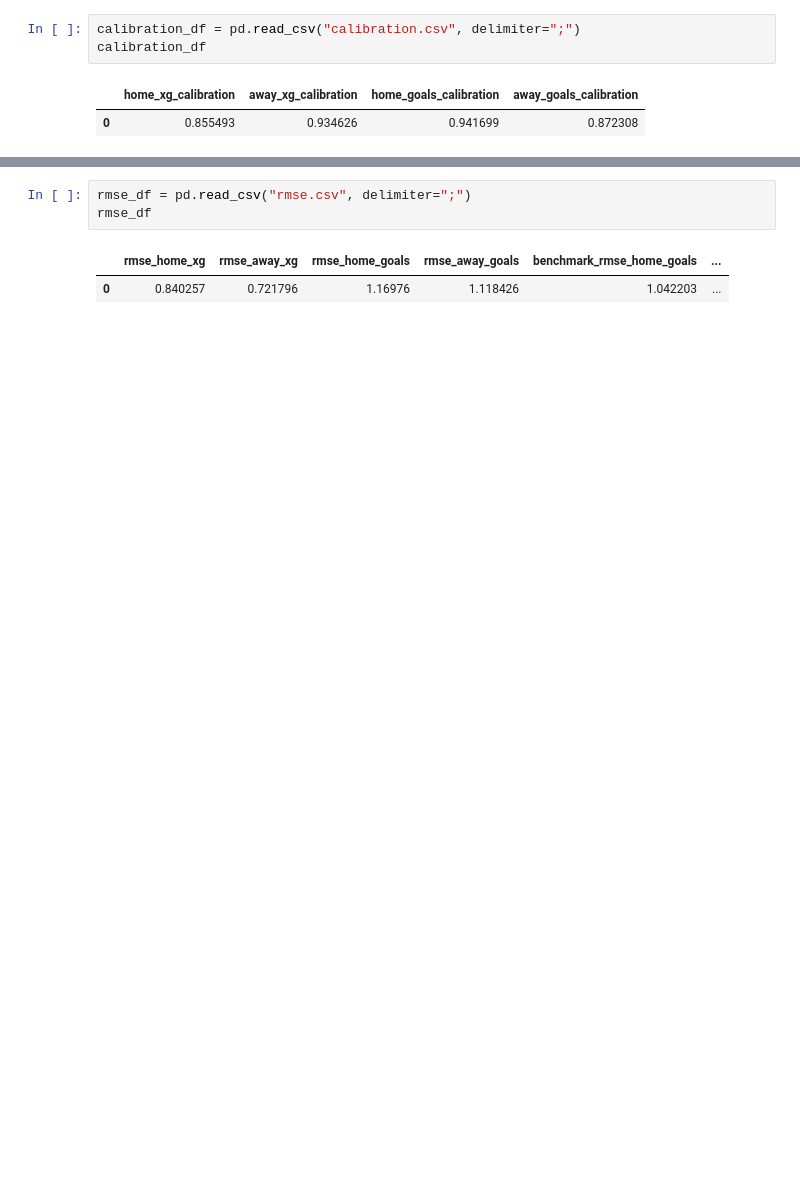
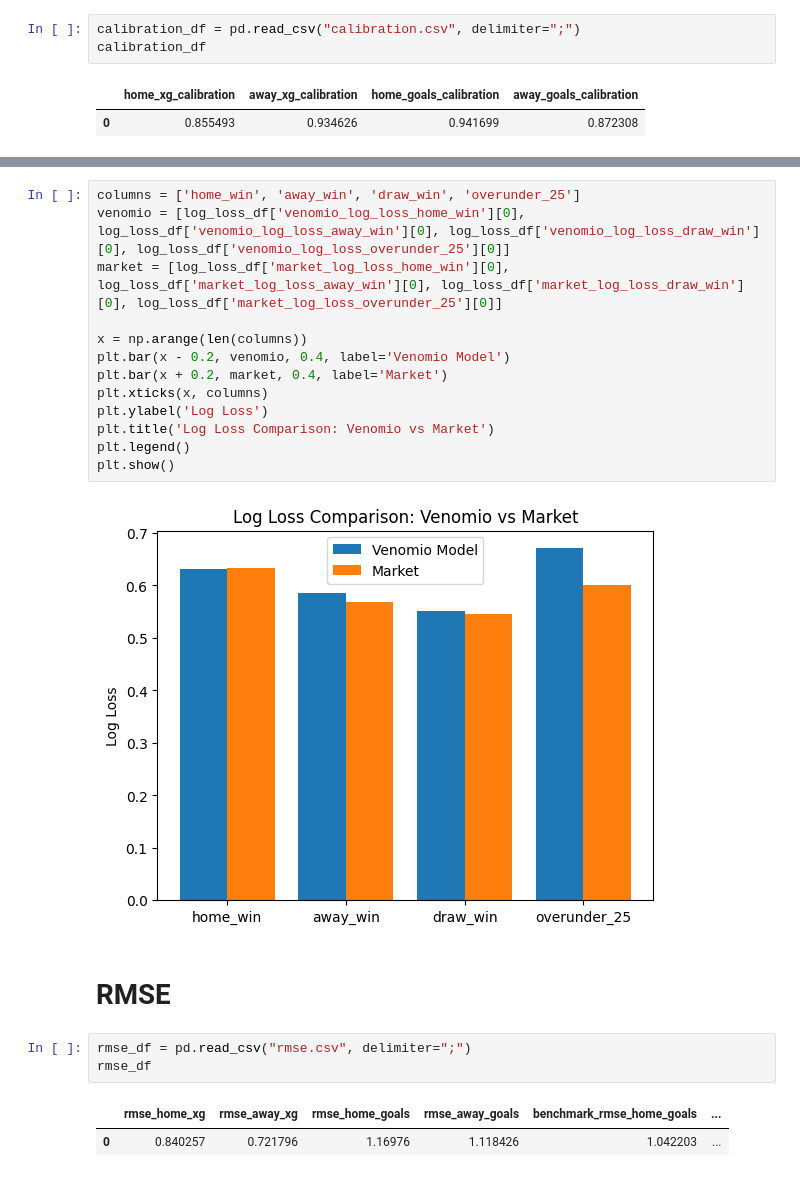
Before and after one commit to venomio5/soccer-prediction-analysis, a Jupyter notebook: results_analysis.ipynb, the cells around one changed output, grey strips where cells are left out. Drawn from its saved outputs; the diff is of its cells as text; blank space fills up the shorter version.

```diff
--- a/results_analysis.ipynb
+++ b/results_analysis.ipynb
@@ -12,6 +29,23 @@ log_loss_df
 # %% [output]
 |  | venomio_log_loss_home_win | venomio_log_loss_away_win | venomio_log_loss_draw_win | venomio_log_loss_overunder_25 | ... |
 | 0 | 0.630381 | 0.584948 | 0.550285 | 0.671031 | ... |
+# %%
+columns = ['home_win', 'away_win', 'draw_win', 'overunder_25']
+venomio = [log_loss_df['venomio_log_loss_home_win'][0], log_loss_df['venomio_log_loss_away_win'][0], log_loss_df['venomio_log_loss_draw_win'][0], log_loss_df['venomio_log_loss_overunder_25'][0]]
+market = [log_loss_df['market_log_loss_home_win'][0], log_loss_df['market_log_loss_away_win'][0], log_loss_df['market_log_loss_draw_win'][0], log_loss_df['market_log_loss_overunder_25'][0]]
+
+x = np.arange(len(columns))
+plt.bar(x - 0.2, venomio, 0.4, label='Venomio Model')
+plt.bar(x + 0.2, market, 0.4, label='Market')
+plt.xticks(x, columns)
+plt.ylabel('Log Loss')
+plt.title('Log Loss Comparison: Venomio vs Market')
+plt.legend()
+plt.show()
+# %% [output]
+[figure, added]
+# %% [markdown]
+# RMSE
 # %%
 rmse_df = pd.read_csv("rmse.csv", delimiter=";")
 rmse_df
```
Also changed, not shown: parts of 10 cells of this notebook, 2 other files.
